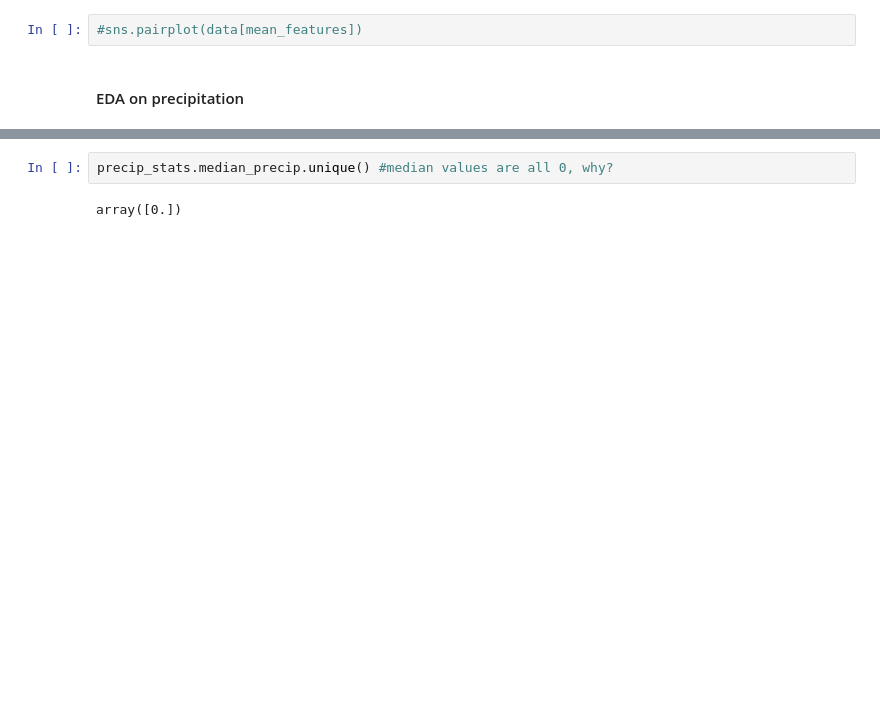
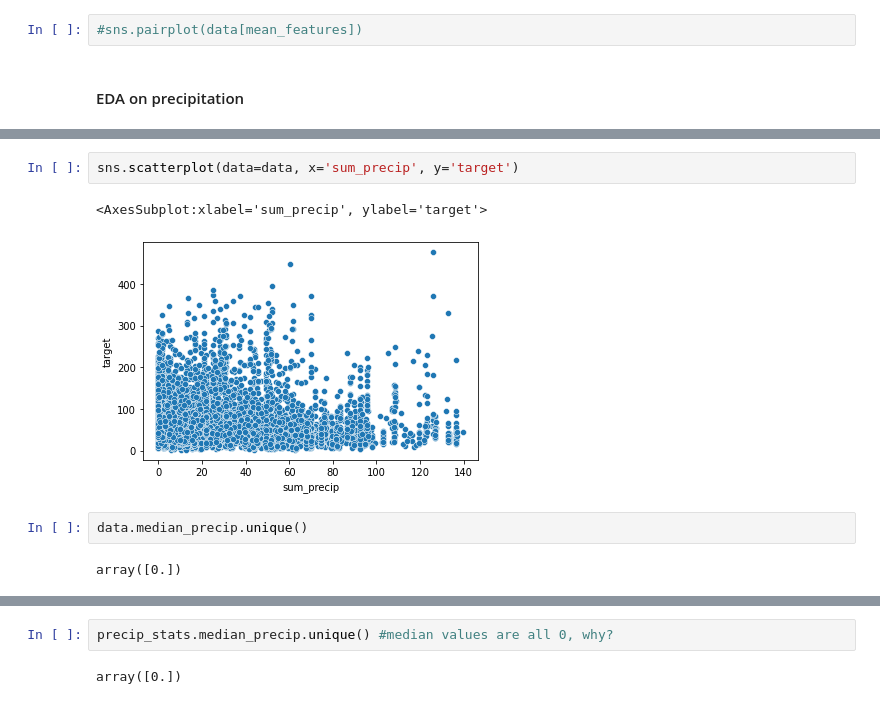
Before and after one commit to sm4rtm4art/airquality, a Jupyter notebook: EDA-and-modeling.ipynb, the cells around one changed output, grey strips where cells are left out. Cells and saved outputs as stored; diff of their text form; blank space fills up the shorter version.

```diff
--- a/EDA-and-modeling.ipynb
+++ b/EDA-and-modeling.ipynb
@@ -63,0 +94,9 @@ dtype: int64
+# %%
+sns.scatterplot(data=data, x='sum_precip', y='target')
+# %% [output]
+<AxesSubplot:xlabel='sum_precip', ylabel='target'>
+[figure, added]
+# %%
+data.median_precip.unique()
+# %% [output]
+array([0.])
```
Also changed, not shown: parts of 29 cells of this notebook.
